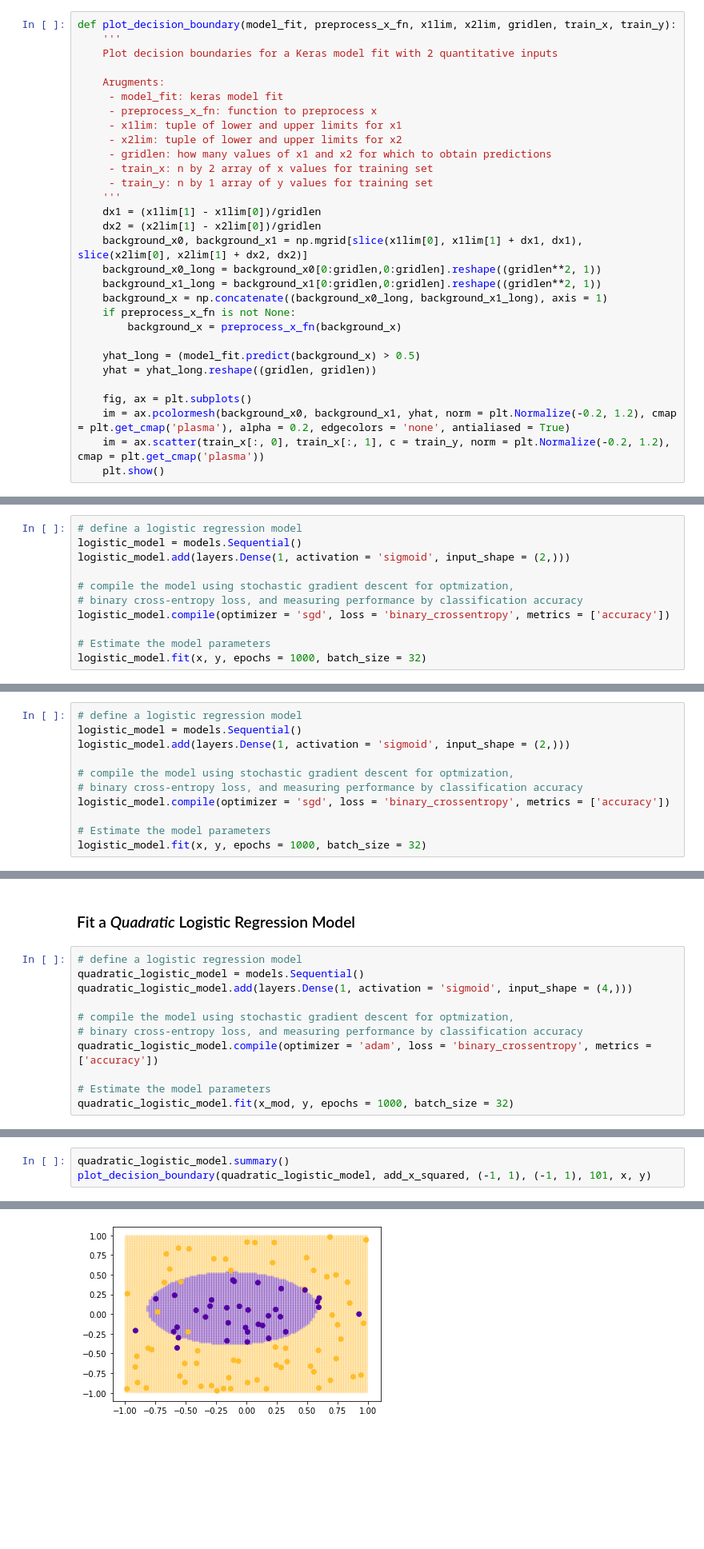
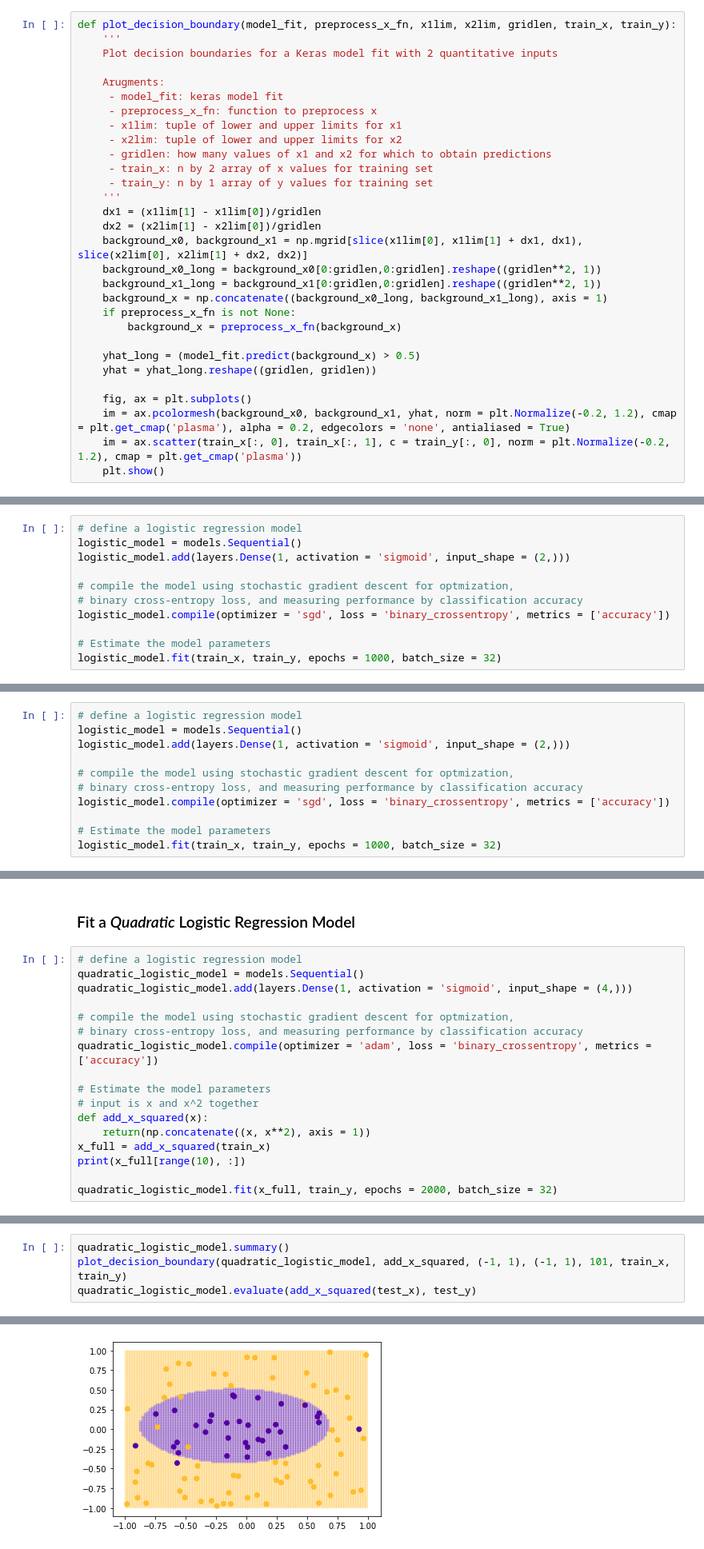
Before and after one commit to mhc-stat344ne-s2020/20200122_examples, a Jupyter notebook: 20200122_examples.ipynb, the cells around one changed output, grey strips where cells are left out. Shown at 80% size. Saved outputs shown, nothing was run; the diff lists cells and outputs as text; blank space fills up the shorter version.

```diff
--- a/20200122_examples.ipynb
+++ b/20200122_examples.ipynb
@@ -41,7 +41,7 @@ def plot_decision_boundary(model_fit, preprocess_x_fn, x1lim, x2lim, gridlen, tr
 
     fig, ax = plt.subplots()
     im = ax.pcolormesh(background_x0, background_x1, yhat, norm = plt.Normalize(-0.2, 1.2), cmap = plt.get_cmap('plasma'), alpha = 0.2, edgecolors = 'none', antialiased = True)
-    im = ax.scatter(train_x[:, 0], train_x[:, 1], c = train_y, norm = plt.Normalize(-0.2, 1.2), cmap = plt.get_cmap('plasma'))
+    im = ax.scatter(train_x[:, 0], train_x[:, 1], c = train_y[:, 0], norm = plt.Normalize(-0.2, 1.2), cmap = plt.get_cmap('plasma'))
     plt.show()
 # %% [markdown]
 ## Example 1
@@ -83,5 +96,5 @@ logistic_model.add(layers.Dense(1, activation = 'sigmoid', input_shape = (2,)))
 logistic_model.compile(optimizer = 'sgd', loss = 'binary_crossentropy', metrics = ['accuracy'])
 
 # Estimate the model parameters
-logistic_model.fit(x, y, epochs = 1000, batch_size = 32)
+logistic_model.fit(train_x, train_y, epochs = 1000, batch_size = 32)
 # %% [output]
@@ -164,6 +226,6 @@ logistic_model.add(layers.Dense(1, activation = 'sigmoid', input_shape = (2,)))
 logistic_model.compile(optimizer = 'sgd', loss = 'binary_crossentropy', metrics = ['accuracy'])
 
 # Estimate the model parameters
-logistic_model.fit(x, y, epochs = 1000, batch_size = 32)
+logistic_model.fit(train_x, train_y, epochs = 1000, batch_size = 32)
 # %% [output]
 Epoch 1/1000
@@ -201,5 +278,11 @@ quadratic_logistic_model.add(layers.Dense(1, activation = 'sigmoid', input_shape
 quadratic_logistic_model.compile(optimizer = 'adam', loss = 'binary_crossentropy', metrics = ['accuracy'])
 
 # Estimate the model parameters
-quadratic_logistic_model.fit(x_mod, y, epochs = 1000, batch_size = 32)
+# input is x and x^2 together
+def add_x_squared(x):
+    return(np.concatenate((x, x**2), axis = 1))
+x_full = add_x_squared(train_x)
+print(x_full[range(10), :])
+
+quadratic_logistic_model.fit(x_full, train_y, epochs = 2000, batch_size = 32)
 # %% [output]
@@ -224,4 +307,5 @@ Epoch 1000/1000
 # %%
 quadratic_logistic_model.summary()
-plot_decision_boundary(quadratic_logistic_model, add_x_squared, (-1, 1), (-1, 1), 101, x, y)
+plot_decision_boundary(quadratic_logistic_model, add_x_squared, (-1, 1), (-1, 1), 101, train_x, train_y)
+quadratic_logistic_model.evaluate(add_x_squared(test_x), test_y)
 # %% [output]
@@ -228 +322 @@ plot_decision_boundary(quadratic_logistic_model, add_x_squared, (-1, 1), (-1, 1)
-[figure, old version]
+[figure, new version]
```
Also changed, not shown: parts of 18 cells of this notebook.
